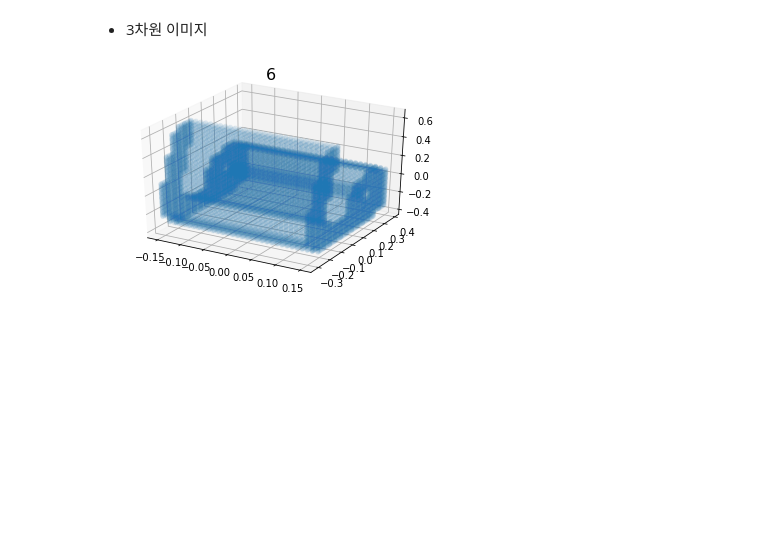
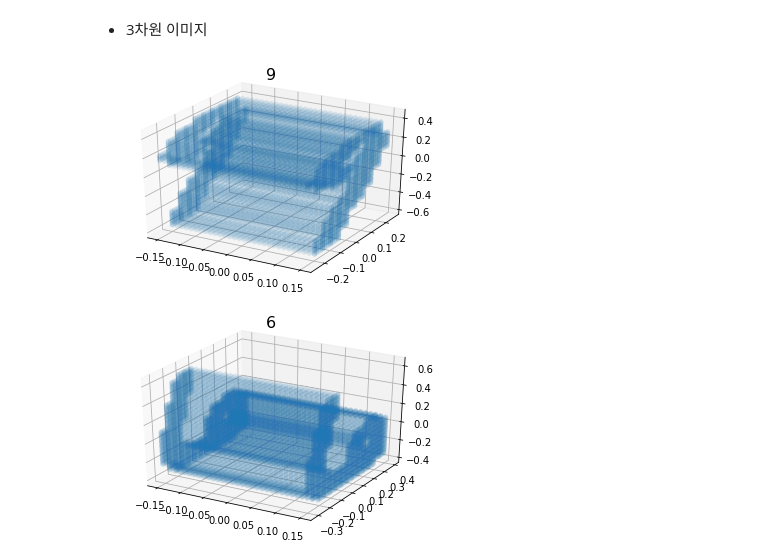
Before and after one commit to Jaesu26/dacon-3d-mnist-image-classification, a Jupyter notebook: 숫자3D이미지-분류.ipynb, the cells around one changed output. Cells and saved outputs as stored; diff of their text form; code cells hidden in the pictures; blank space fills up the shorter version.

```diff
--- a/숫자3D이미지-분류.ipynb
+++ b/숫자3D이미지-분류.ipynb
@@ -91,6 +93,10 @@ def show_3Dimage(_3d_point_images, id: int, label_df=None):
     plt.show()
 # %% [markdown]
 - 3차원 이미지
+# %%
+show_3Dimage(all_points, 24983, label_df)
+# %% [output]
+[figure, added]
 # %%
 show_3Dimage(all_points, 49977, label_df)
 # %% [output]
```
Also changed, not shown: parts of 87 cells of this notebook.
